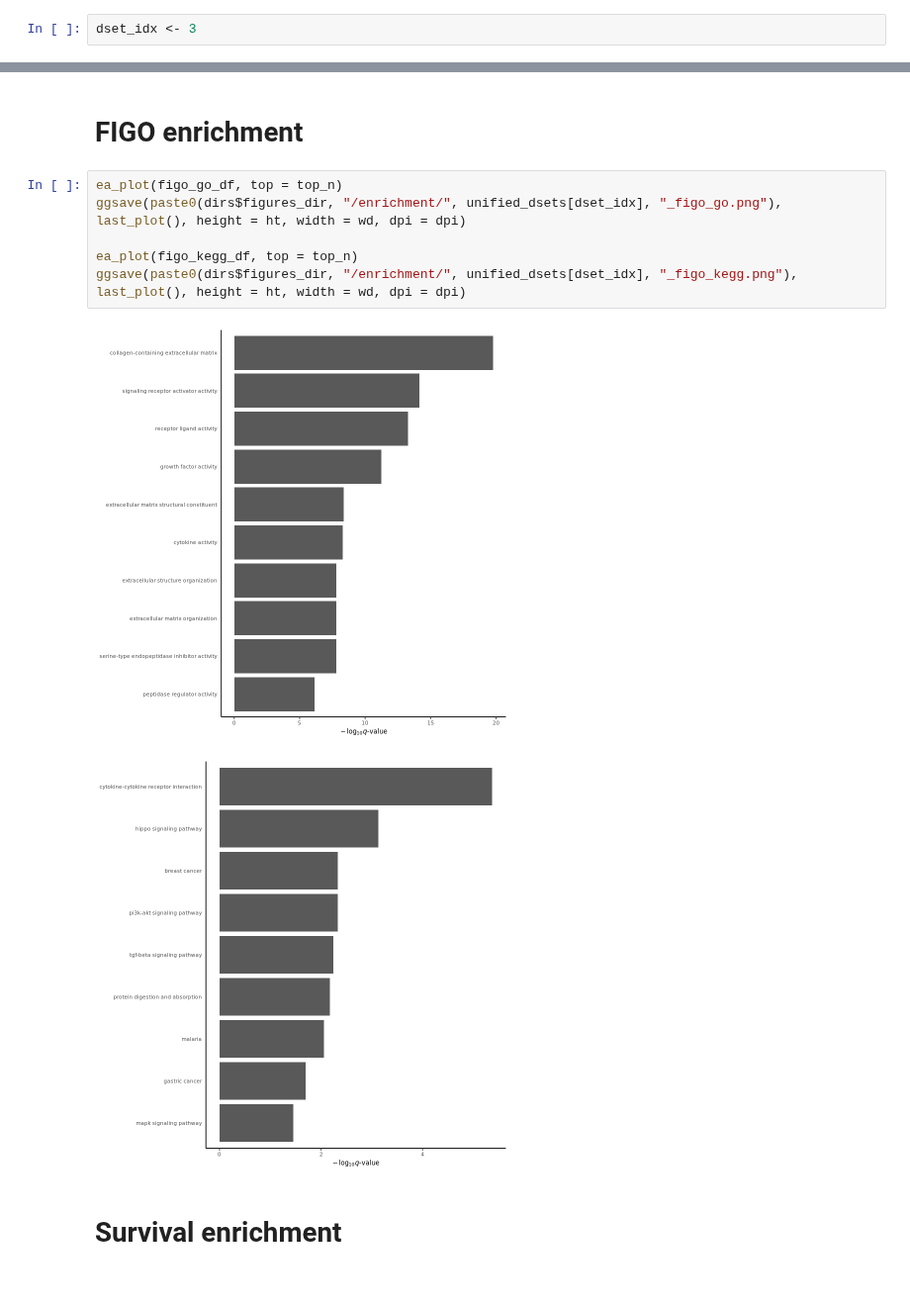
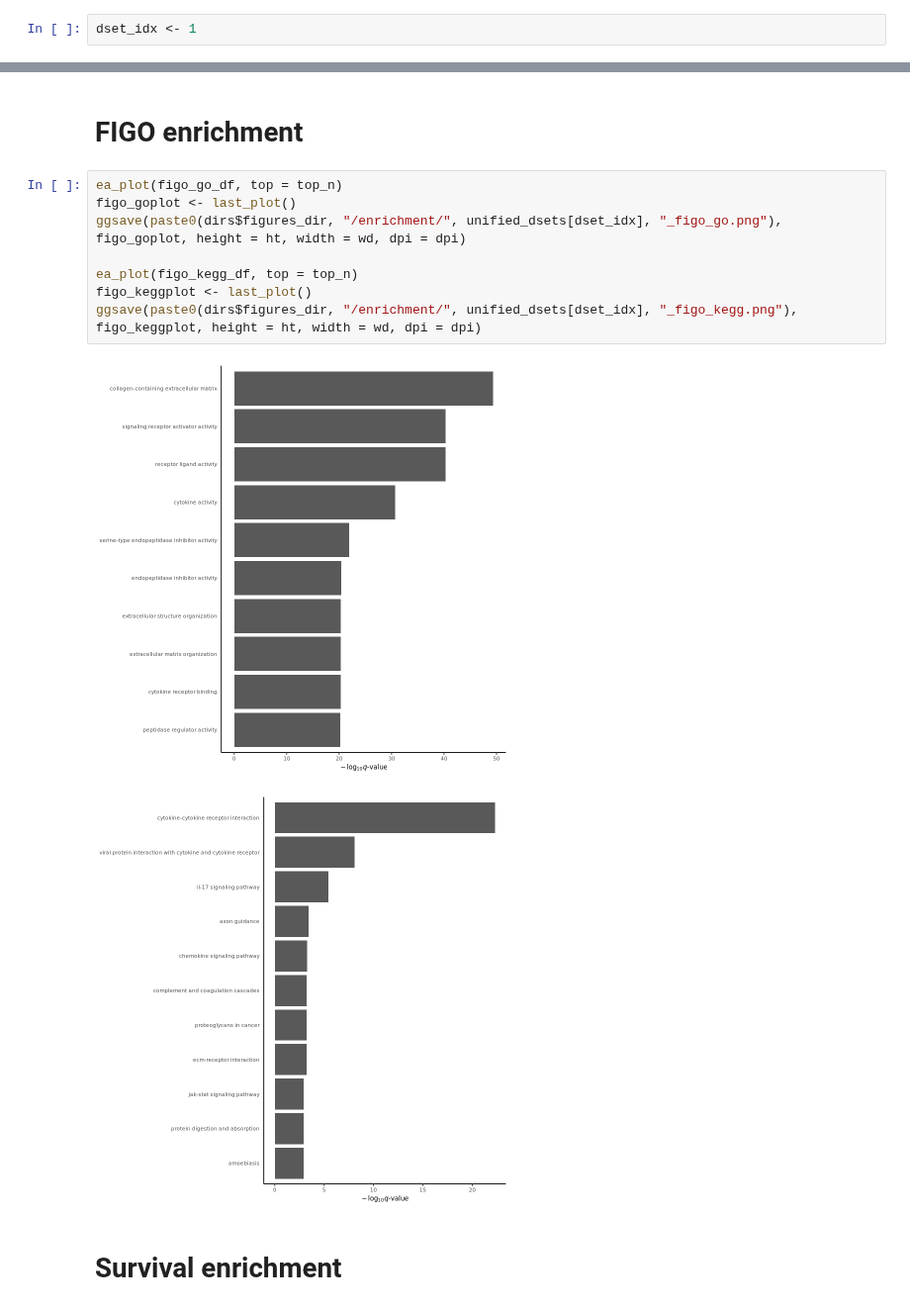
Before and after one commit to fogg-lab/characterizing-ecm-transcriptome-of-endometriosis, a Jupyter notebook: figures/ea_results_vis.ipynb, the cells around one changed output, grey strips where cells are left out. Shown at 99% size. Saved outputs shown, nothing was run; the diff lists cells and outputs as text.

Commit message:
Working on enrichment figures.

```diff
--- a/figures/ea_results_vis.ipynb
+++ b/figures/ea_results_vis.ipynb
@@ -19,7 +19,7 @@ dirs <- rutils::get_dev_directories(dev_paths_file = "../dev_paths.txt")
 projects <- c("CESC", "UCS", "UCEC")
 unified_dsets <- c("unified_cervical_data", "unified_uterine_data", "unified_uterine_endometrial_data")
 # %%
-dset_idx <- 3
+dset_idx <- 1
 # %%
 text_size <- 8
 guide_size <- 1
@@ -110,13 +110,15 @@ ggsave(paste0(dirs$figures_dir, "/enrichment/", unified_dsets[dset_idx], "_demg_
 # FIGO enrichment
 # %%
 ea_plot(figo_go_df, top = top_n)
-ggsave(paste0(dirs$figures_dir, "/enrichment/", unified_dsets[dset_idx], "_figo_go.png"), last_plot(), height = ht, width = wd, dpi = dpi)
+figo_goplot <- last_plot()
+ggsave(paste0(dirs$figures_dir, "/enrichment/", unified_dsets[dset_idx], "_figo_go.png"), figo_goplot, height = ht, width = wd, dpi = dpi)
 
 ea_plot(figo_kegg_df, top = top_n)
-ggsave(paste0(dirs$figures_dir, "/enrichment/", unified_dsets[dset_idx], "_figo_kegg.png"), last_plot(), height = ht, width = wd, dpi = dpi)
+figo_keggplot <- last_plot()
+ggsave(paste0(dirs$figures_dir, "/enrichment/", unified_dsets[dset_idx], "_figo_kegg.png"), figo_keggplot, height = ht, width = wd, dpi = dpi)
 # %% [output]
-[figure, old version]
+[figure, new version]
-[figure, old version]
+[figure, new version]
 # %% [markdown]
 # Survival enrichment
 # %%
```
Also changed, not shown: parts of 5 cells of this notebook, 1 other file.
